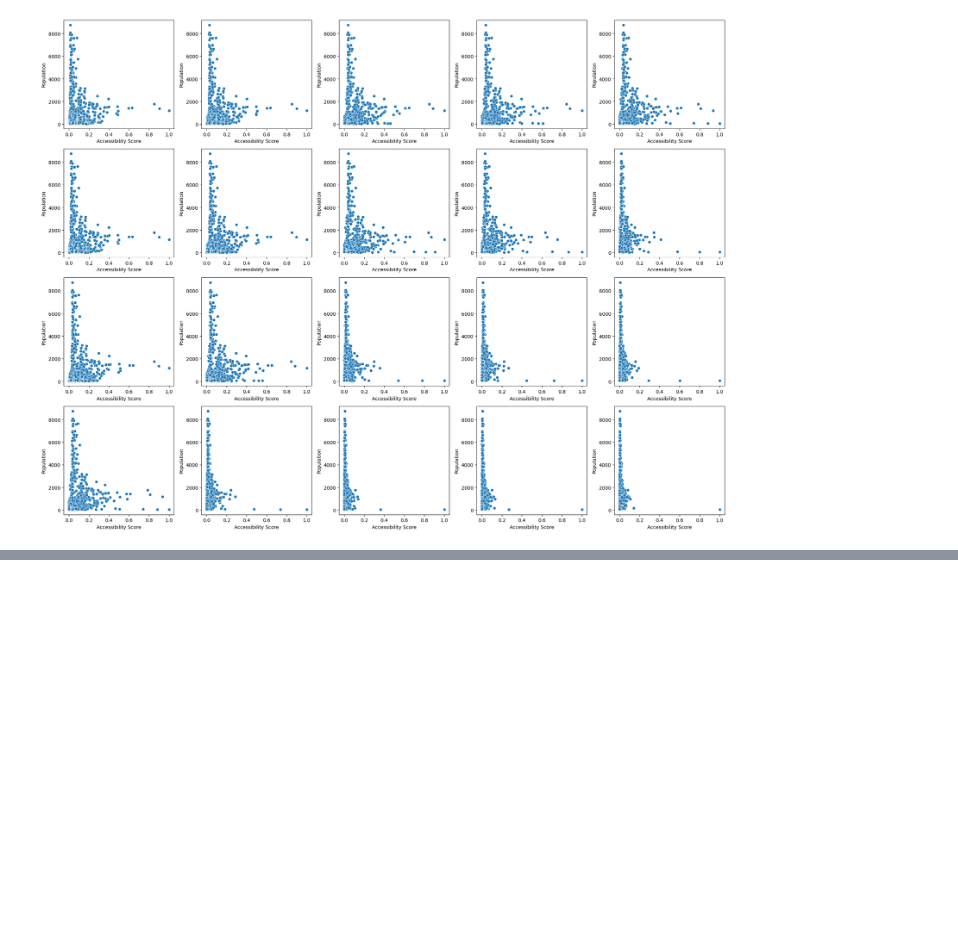
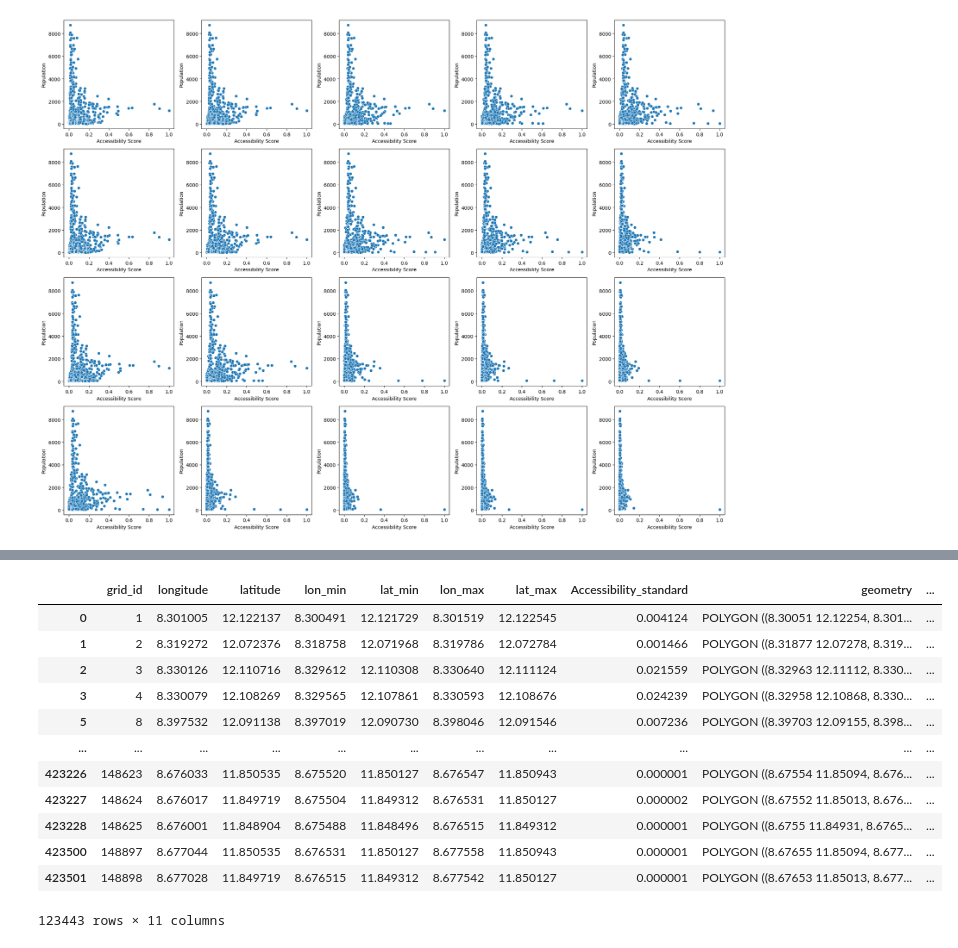
Before and after one commit to urbanbigdatacentre/ideamaps-models, a Jupyter notebook: models/emergency-maternal-care/scripts/Health_Care_Access_Kano_3_closet_EmOC.ipynb, the cells around one changed output, grey strips where cells are left out. Saved outputs shown, nothing was run; the diff lists cells and outputs as text; code cells hidden in the pictures; blank space fills up the shorter version.

```diff
--- a/models/emergency-maternal-care/scripts/Health_Care_Access_Kano_3_closet_EmOC.ipynb
+++ b/models/emergency-maternal-care/scripts/Health_Care_Access_Kano_3_closet_EmOC.ipynb
@@ -739,0 +766,7 @@ plt.show()
+# %%
+# Group by multiple columns and calculate the mean for numeric columns
+# results_grid = results_grid.groupby(['grid_id', 'origin_lon', 'origin_lat', 'origin_lon_min', 'origin_lat_min', 'origin_lon_max', 'origin_lat_max', 'Accessibility_standard']).count().reset_index()
+
+results_grid = results_grid.drop_duplicates(['grid_id', 'origin_lon', 'origin_lat', 'origin_lon_min', 'origin_lat_min', 'origin_lon_max', 'origin_lat_max', 'Accessibility_standard', 'geometry'])
+
+type(results_grid)
@@ -739,0 +797,5 @@ plt.show()
+# %%
+results_grid['result'] = -1
+results_grid.loc[results_grid['Accessibility_standard'] > 0.000001, 'result'] = 2
+results_grid.loc[results_grid['Accessibility_standard'] > 0.005, 'result'] = 1
+results_grid.loc[results_grid['Accessibility_standard'] > 0.02, 'result'] = 0
@@ -739,0 +806,10 @@ plt.show()
+# %%
+results_grid['focused'] = 0
+# Focus areas between the Low category and the excluded cells due to low population or no buildings
+results_grid.loc[(results_grid['Accessibility_standard'] > 0.000001) & (results_grid['Accessibility_standard'] < 0.0000015), 'focused'] = 1
+# Focus areas between the Medium and High categories
+results_grid.loc[(results_grid['Accessibility_standard'] > 0.003) & (results_grid['Accessibility_standard'] < 0.006), 'focused'] = 1
+# Focus areas between the Low and Medium categories
+results_grid.loc[(results_grid['Accessibility_standard'] > 0.019) & (results_grid['Accessibility_standard'] < 0.03), 'focused'] = 1
+
+results_grid
@@ -739,0 +830,27 @@ plt.show()
+# %%
+results_grid = results_grid.loc[results_grid['result'] != -1]
+# %%
+results_grid = results_grid.rename(columns={
+    'origin_lon': 'longitude',
+    'origin_lat': 'latitude',
+    'origin_lon_min': 'lon_min',
+    'origin_lat_min': 'lat_min',
+    'origin_lon_max': 'lon_max',
+    'origin_lat_max': 'lat_max'
+})
+
+results_grid
+# %% [output]
+|  | grid_id | longitude | latitude | lon_min | lat_min | lon_max | lat_max | Accessibility_standard | geometry | ... |
+| 0 | 1 | 8.301005 | 12.122137 | 8.300491 | 12.121729 | 8.301519 | 12.122545 | 0.004124 | POLYGON ((8.30051 12.12254, 8.301... | ... |
+| 1 | 2 | 8.319272 | 12.072376 | 8.318758 | 12.071968 | 8.319786 | 12.072784 | 0.001466 | POLYGON ((8.31877 12.07278, 8.319... | ... |
+| 2 | 3 | 8.330126 | 12.110716 | 8.329612 | 12.110308 | 8.330640 | 12.111124 | 0.021559 | POLYGON ((8.32963 12.11112, 8.330... | ... |
+| 3 | 4 | 8.330079 | 12.108269 | 8.329565 | 12.107861 | 8.330593 | 12.108676 | 0.024239 | POLYGON ((8.32958 12.10868, 8.330... | ... |
+| 5 | 8 | 8.397532 | 12.091138 | 8.397019 | 12.090730 | 8.398046 | 12.091546 | 0.007236 | POLYGON ((8.39703 12.09155, 8.398... | ... |
+| ... | ... | ... | ... | ... | ... | ... | ... | ... | ... | ... |
+| 423226 | 148623 | 8.676033 | 11.850535 | 8.675520 | 11.850127 | 8.676547 | 11.850943 | 0.000001 | POLYGON ((8.67554 11.85094, 8.676... | ... |
+| 423227 | 148624 | 8.676017 | 11.849719 | 8.675504 | 11.849312 | 8.676531 | 11.850127 | 0.000002 | POLYGON ((8.67552 11.85013, 8.676... | ... |
+| 423228 | 148625 | 8.676001 | 11.848904 | 8.675488 | 11.848496 | 8.676515 | 11.849312 | 0.000001 | POLYGON ((8.6755 11.84931, 8.6765... | ... |
+| 423500 | 148897 | 8.677044 | 11.850535 | 8.676531 | 11.850127 | 8.677558 | 11.850943 | 0.000001 | POLYGON ((8.67655 11.85094, 8.677... | ... |
+| 423501 | 148898 | 8.677028 | 11.849719 | 8.676515 | 11.849312 | 8.677542 | 11.850127 | 0.000001 | POLYGON ((8.67653 11.85013, 8.677... | ... |
+123443 rows × 11 columns
```
Also changed, not shown: parts of 19 cells of this notebook, 2 other files.
